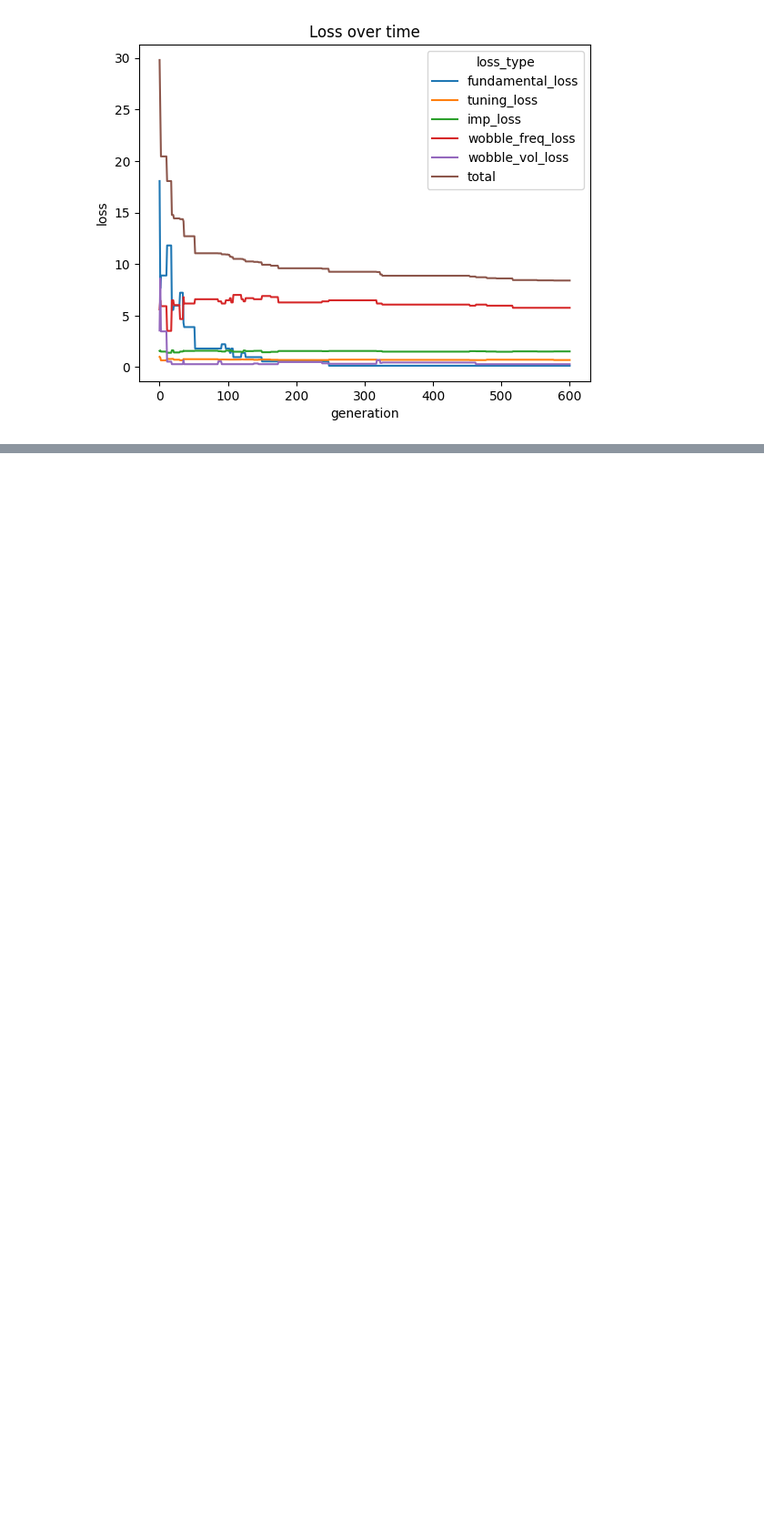
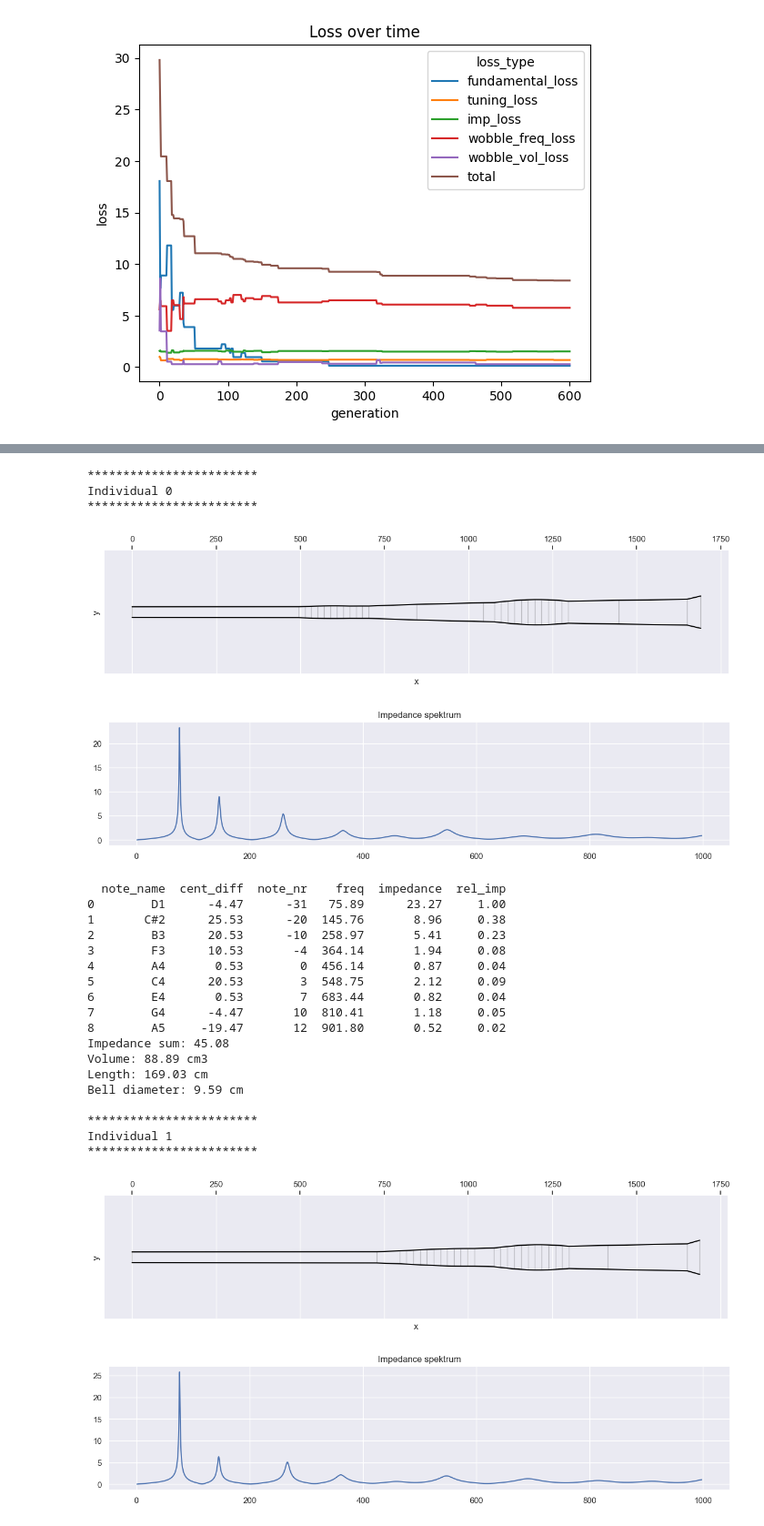
Before and after one commit to Didgitaldoo/didge-lab, a Jupyter notebook: src/experiments/arusha/analyze3.ipynb, the cells around one changed output, grey strips where cells are left out. Shown at 91% size. Saved outputs shown, nothing was run; the diff lists cells and outputs as text; code cells hidden in the pictures; blank space fills up the shorter version.

Commit message:
improve arusha

```diff
--- a/src/experiments/arusha/analyze3.ipynb
+++ b/src/experiments/arusha/analyze3.ipynb
@@ -18,35 +18,3 @@ plot_loss_over_time(nodes)
 # %% [output]
 [figure]
 [figure]
-# %%
-infile = "../../../saved_evolutions/test/tamaki_pop.json"
-population = json.load(open(infile))["population"]
-
-def visualize_individuals(population, n=None, base_freq=440):
-
-    if n is not None and n<len(population):
-        population = population[0:n]
-
-    for i in range(len(population)):
-        geo = population[i]["representation"]["geo"]
-        geo = Geo(geo)
-        freqs = get_log_simulation_frequencies(1, 1000, 5)
-        segments = create_segments(geo)
-        impedance = compute_impedance(segments, freqs)
-        notes = get_notes(freqs, impedance, base_freq=base_freq)
-        print("************************")
-        print(f"Individual {i}")
-        print("************************")
-        vis_didge(geo)
-        plt.show()
-        plt.plot(freqs, impedance)
-        plt.title("Impedance spektrum")
-        plt.show()
-        print(notes.round(2))
-        print(f"Impedance sum: {notes.impedance.sum():.2f}")
-        print(f"Volume: {geo.compute_volume()/1000:.2f} cm3")
-        print(f"Length: {geo.geo[-1][0]/10:.2f} cm")
-        print(f"Bell diameter: {geo.geo[-1][1]/10:.2f} cm")
-        print()
-
-visualize_individuals(population, n=3)
@@ -109,0 +21,30 @@ Bell diameter: 7.99 cm
+# %%
+infile = "../../../saved_evolutions/test/arusha_pop.json"
+population = json.load(open(infile))["population"]
+visualize_individuals(population, n=3, base_freq=456)
+# %% [output]
+************************
+Individual 0
+************************
+[figure, added]
+[figure, added]
+  note_name  cent_diff  note_nr    freq  impedance  rel_imp
+0        D1      -4.47      -31   75.89      23.27     1.00
+1       C#2      25.53      -20  145.76       8.96     0.38
+2        B3      20.53      -10  258.97       5.41     0.23
+3        F3      10.53       -4  364.14       1.94     0.08
+4        A4       0.53        0  456.14       0.87     0.04
+5        C4      20.53        3  548.75       2.12     0.09
+6        E4       0.53        7  683.44       0.82     0.04
+7        G4      -4.47       10  810.41       1.18     0.05
+8        A5     -19.47       12  901.80       0.52     0.02
+Impedance sum: 45.08
+Volume: 88.89 cm3
+Length: 169.03 cm
+Bell diameter: 9.59 cm
+
+************************
+Individual 1
+************************
+[figure, added]
+[figure, added]
```
Also changed, not shown: parts of 4 cells of this notebook, 3 other files.
